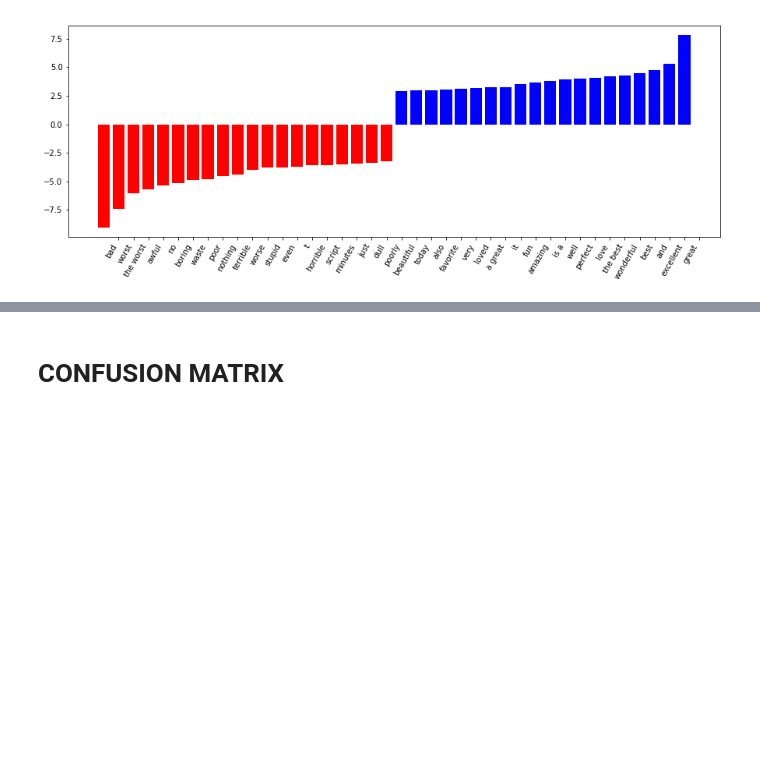
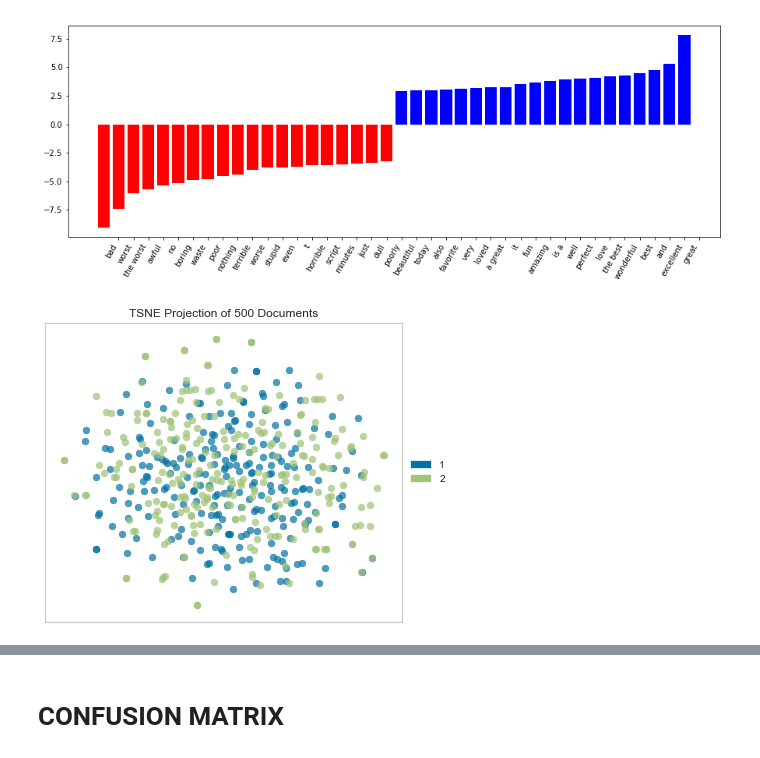
Before and after one commit to oya163/DataScience101, a Jupyter notebook: movie/movie_sentiment.ipynb, the cells around one changed output, grey strips where cells are left out. Saved outputs shown, nothing was run; the diff lists cells and outputs as text; code cells hidden in the pictures; blank space fills up the shorter version.

```diff
--- a/movie/movie_sentiment.ipynb
+++ b/movie/movie_sentiment.ipynb
@@ -271,3 +271,14 @@ def plot_coefficients(classifier, feature_names, top_features=20):
 plot_coefficients(ovr, vectorizer.get_feature_names())
 # %% [output]
 [figure]
+# %%
+%%time
+from yellowbrick.text import TSNEVisualizer
+
+# Create the visualizer and draw the vectors
+tsne = TSNEVisualizer()
+tsne.fit(train_vectorized[0:500], pd_train.label[0:500])
+tsne.poof()
+print("Label 1= Negative and Label 2 = Positive")
+# %% [output]
+[figure, added]
```
Also changed, not shown: parts of 3 cells of this notebook, 1 other file.
